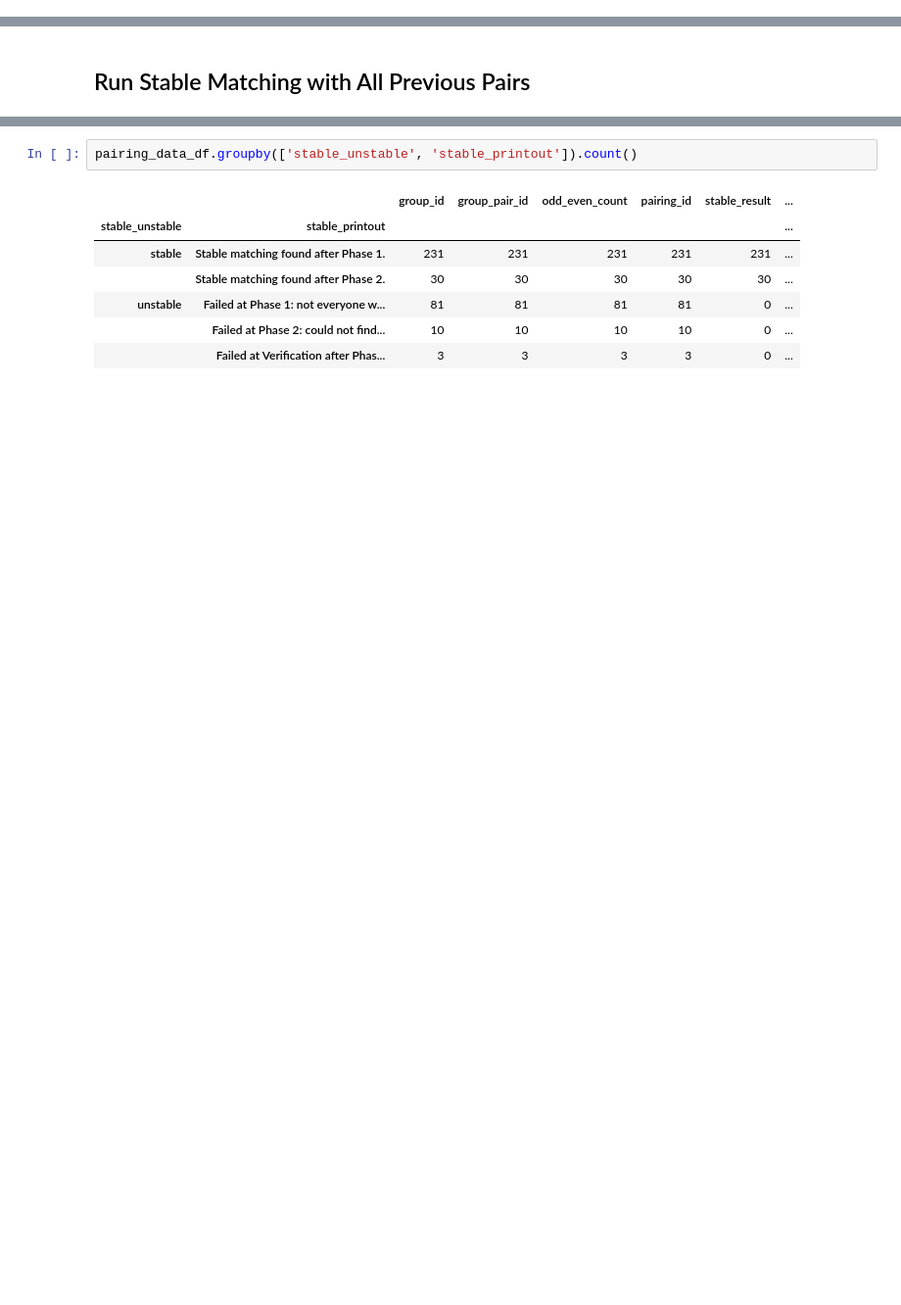
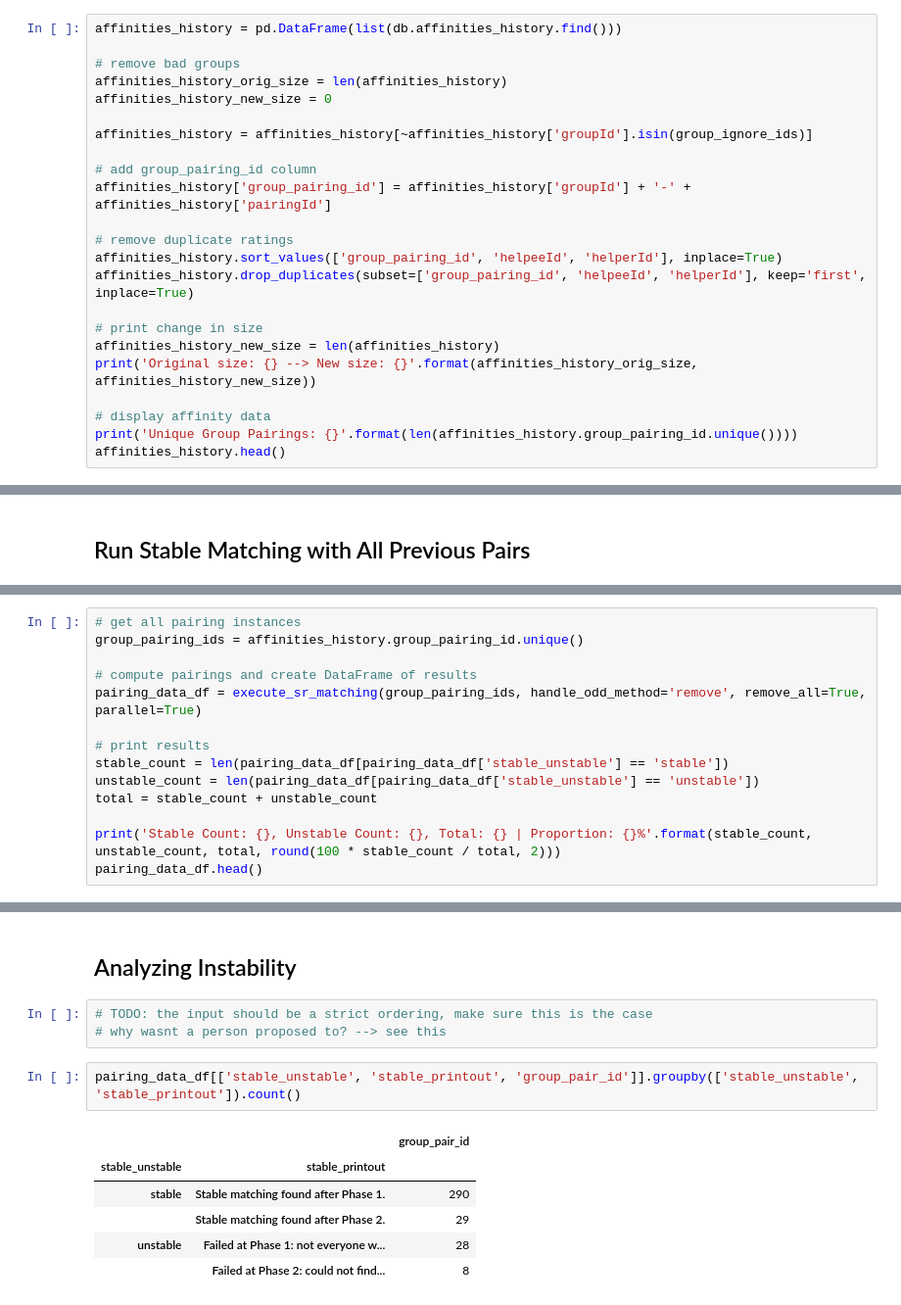
Before and after one commit to melissachen2000/pair-research-matching-alg, a Jupyter notebook: stable-matching/StableRoommatesMatching.ipynb, the cells around one changed output, grey strips where cells are left out. Shown at 98% size. Cells and saved outputs as stored; diff of their text form; blank space fills up the shorter version.

```diff
--- a/stable-matching/StableRoommatesMatching.ipynb
+++ b/stable-matching/StableRoommatesMatching.ipynb
@@ -357,0 +444,23 @@ Number of pairings: 355
+# %%
+affinities_history = pd.DataFrame(list(db.affinities_history.find()))
+
+# remove bad groups
+affinities_history_orig_size = len(affinities_history)
+affinities_history_new_size = 0
+
+affinities_history = affinities_history[~affinities_history['groupId'].isin(group_ignore_ids)]
+
+# add group_pairing_id column
+affinities_history['group_pairing_id'] = affinities_history['groupId'] + '-' + affinities_history['pairingId']
+
+# remove duplicate ratings
+affinities_history.sort_values(['group_pairing_id', 'helpeeId', 'helperId'], inplace=True)
+affinities_history.drop_duplicates(subset=['group_pairing_id', 'helpeeId', 'helperId'], keep='first', inplace=True)
+
+# print change in size
+affinities_history_new_size = len(affinities_history)
+print('Original size: {} --> New size: {}'.format(affinities_history_orig_size, affinities_history_new_size))
+
+# display affinity data
+print('Unique Group Pairings: {}'.format(len(affinities_history.group_pairing_id.unique())))
+affinities_history.head()
@@ -474,0 +651,14 @@ Stable Count: 261, Unstable Count: 94, Total: 355 | Proportion: 73.52%
+# %%
+# get all pairing instances
+group_pairing_ids = affinities_history.group_pairing_id.unique()
+
+# compute pairings and create DataFrame of results
+pairing_data_df = execute_sr_matching(group_pairing_ids, handle_odd_method='remove', remove_all=True, parallel=True)
+
+# print results
+stable_count = len(pairing_data_df[pairing_data_df['stable_unstable'] == 'stable'])
+unstable_count = len(pairing_data_df[pairing_data_df['stable_unstable'] == 'unstable'])
+total = stable_count + unstable_count
+
+print('Stable Count: {}, Unstable Count: {}, Total: {} | Proportion: {}%'.format(stable_count, unstable_count, total, round(100 * stable_count / total, 2)))
+pairing_data_df.head()
@@ -475,10 +673,14 @@ Stable Count: 261, Unstable Count: 94, Total: 355 | Proportion: 73.52%
+# %% [markdown]
+## Analyzing Instability
+# %%
+# TODO: the input should be a strict ordering, make sure this is the case
+# why wasnt a person proposed to? --> see this
 # %%
-pairing_data_df.groupby(['stable_unstable', 'stable_printout']).count()
+pairing_data_df[['stable_unstable', 'stable_printout', 'group_pair_id']].groupby(['stable_unstable', 'stable_printout']).count()
 # %% [output]
-|  |  | group_id | group_pair_id | odd_even_count | pairing_id | stable_result | ... |
-| stable_unstable | stable_printout |  |  |  |  |  | ... |
-| stable | Stable matching found after Phase 1. | 231 | 231 | 231 | 231 | 231 | ... |
-|  | Stable matching found after Phase 2. | 30 | 30 | 30 | 30 | 30 | ... |
-| unstable | Failed at Phase 1: not everyone w... | 81 | 81 | 81 | 81 | 0 | ... |
-|  | Failed at Phase 2: could not find... | 10 | 10 | 10 | 10 | 0 | ... |
-|  | Failed at Verification after Phas... | 3 | 3 | 3 | 3 | 0 | ... |
+|  |  | group_pair_id |
+| stable_unstable | stable_printout |  |
+| stable | Stable matching found after Phase 1. | 290 |
+|  | Stable matching found after Phase 2. | 29 |
+| unstable | Failed at Phase 1: not everyone w... | 28 |
+|  | Failed at Phase 2: could not find... | 8 |
```
Also changed, not shown: parts of 49 cells of this notebook, 1 other file.
